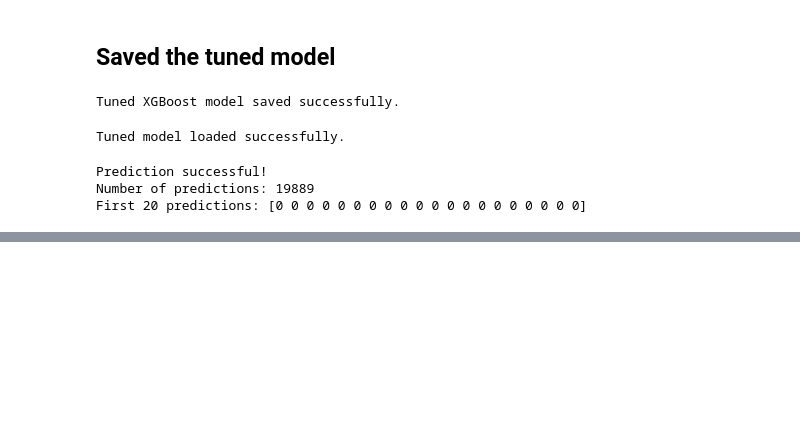
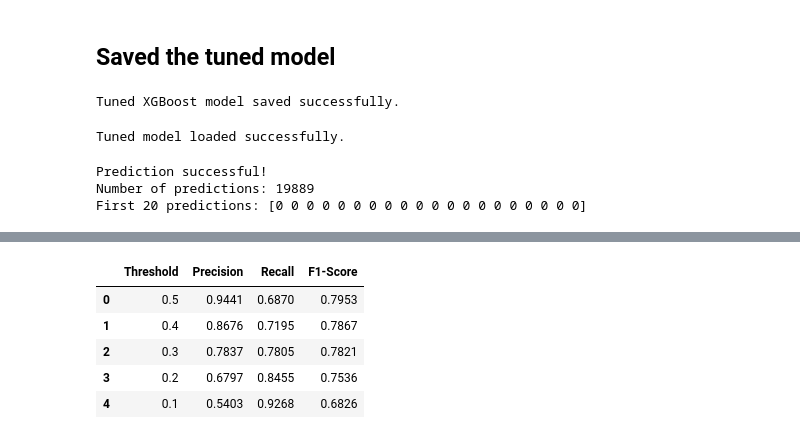
Before and after one commit to MohitSr2005/revive-pay, a Jupyter notebook: notebooks/02_ml_modeling.ipynb, the cells around one changed output, grey strips where cells are left out. Drawn from its saved outputs; the diff is of its cells as text; code cells hidden in the pictures; blank space fills up the shorter version.

```diff
--- a/notebooks/02_ml_modeling.ipynb
+++ b/notebooks/02_ml_modeling.ipynb
@@ -654,0 +885,28 @@ First 20 predictions: [0 0 0 0 0 0 0 0 0 0 0 0 0 0 0 0 0 0 0 0]
+# %%
+from sklearn.metrics import precision_score, recall_score, f1_score
+
+thresholds = [0.5, 0.4, 0.3, 0.2, 0.1]
+
+threshold_results = []
+
+for threshold in thresholds:
+
+    y_pred_threshold = (y_prob_tuned >= threshold).astype(int)
+
+    threshold_results.append({
+        "Threshold": threshold,
+        "Precision": precision_score(y_test, y_pred_threshold),
+        "Recall": recall_score(y_test, y_pred_threshold),
+        "F1-Score": f1_score(y_test, y_pred_threshold)
+    })
+
+threshold_df = pd.DataFrame(threshold_results)
+
+threshold_df.round(4)
+# %% [output]
+|  | Threshold | Precision | Recall | F1-Score |
+| 0 | 0.5 | 0.9441 | 0.6870 | 0.7953 |
+| 1 | 0.4 | 0.8676 | 0.7195 | 0.7867 |
+| 2 | 0.3 | 0.7837 | 0.7805 | 0.7821 |
+| 3 | 0.2 | 0.6797 | 0.8455 | 0.7536 |
+| 4 | 0.1 | 0.5403 | 0.9268 | 0.6826 |
```
Also changed, not shown: parts of 16 cells of this notebook, 2 other files.
